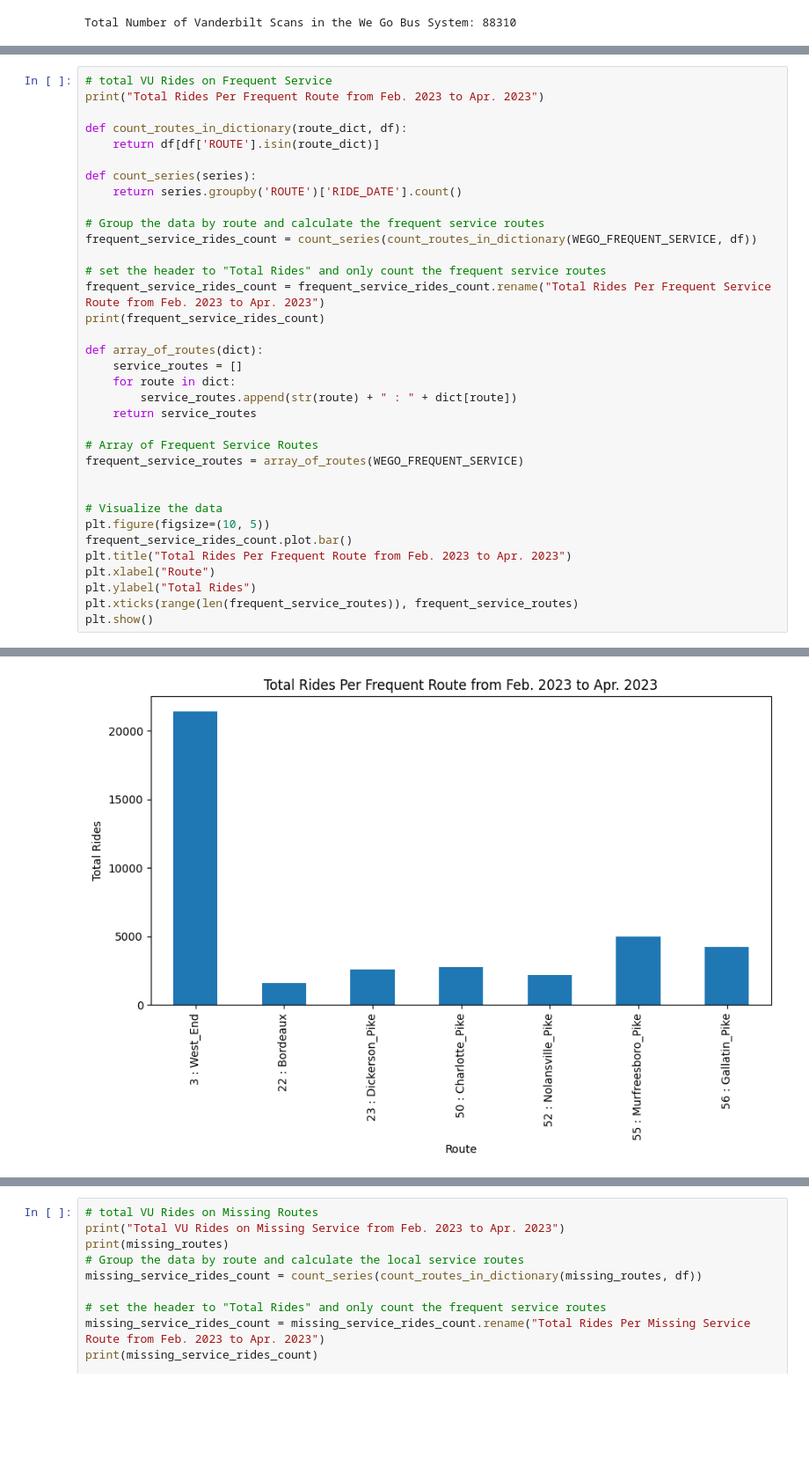
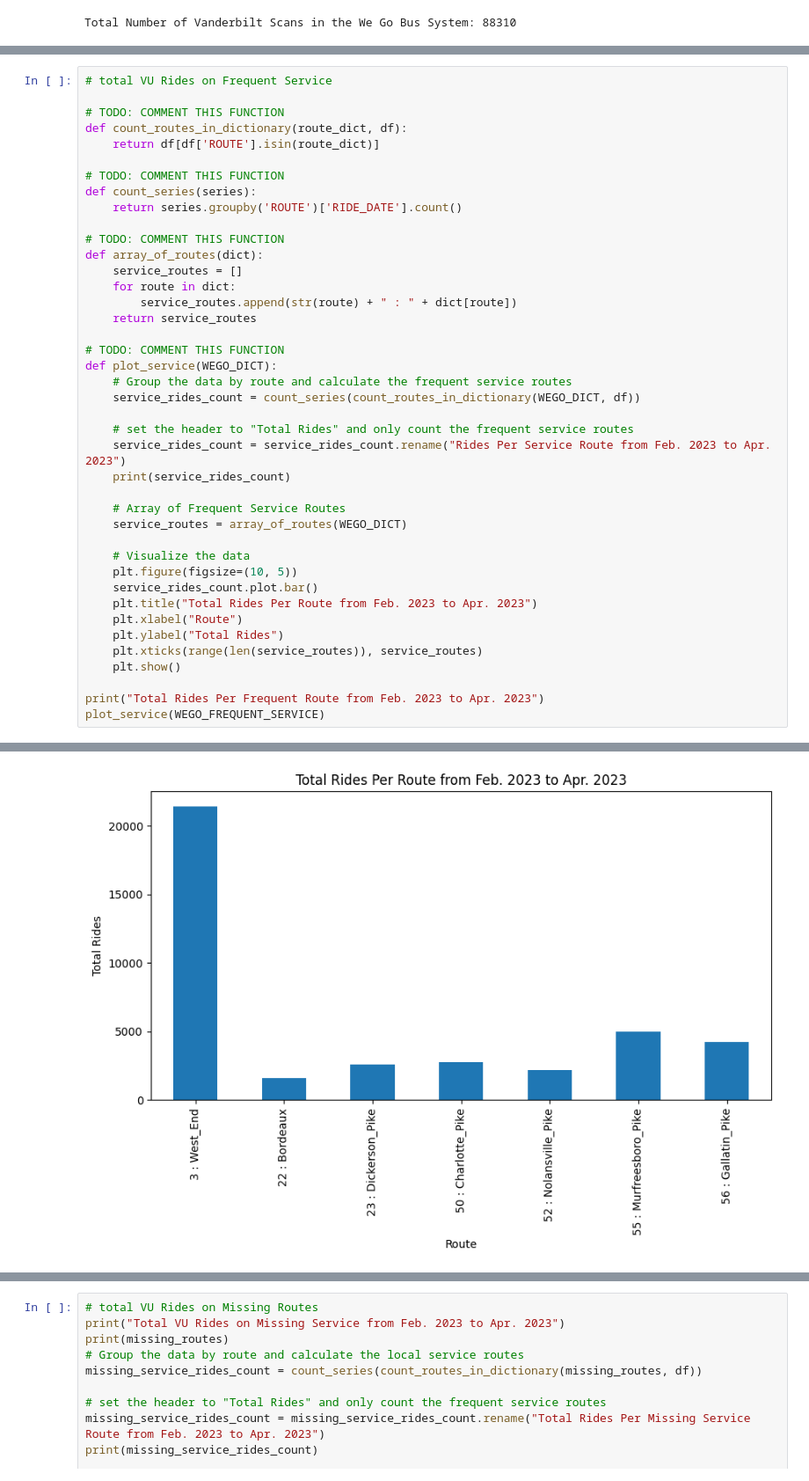
Before and after one commit to SySyAli/vanderbilt_movevu, a Jupyter notebook: testing/testing.ipynb, the cells around one changed output, grey strips where cells are left out. Shown: that part at 88% size. Saved outputs shown, nothing was run; the diff lists cells and outputs as text; blank space fills up the shorter version.

```diff
--- a/testing/testing.ipynb
+++ b/testing/testing.ipynb
@@ -200,38 +205,44 @@ Name: Total Rides Per Month, dtype: int64
 # %%
 # total VU Rides on Frequent Service
-print("Total Rides Per Frequent Route from Feb. 2023 to Apr. 2023")
 
+# TODO: COMMENT THIS FUNCTION
 def count_routes_in_dictionary(route_dict, df):
     return df[df['ROUTE'].isin(route_dict)]
 
+# TODO: COMMENT THIS FUNCTION
 def count_series(series):
     return series.groupby('ROUTE')['RIDE_DATE'].count()
 
-# Group the data by route and calculate the frequent service routes
-frequent_service_rides_count = count_series(count_routes_in_dictionary(WEGO_FREQUENT_SERVICE, df))
-
-# set the header to "Total Rides" and only count the frequent service routes
-frequent_service_rides_count = frequent_service_rides_count.rename("Total Rides Per Frequent Service Route from Feb. 2023 to Apr. 2023")
-print(frequent_service_rides_count)
-
+# TODO: COMMENT THIS FUNCTION
 def array_of_routes(dict):
     service_routes = []
     for route in dict:
         service_routes.append(str(route) + " : " + dict[route])
     return service_routes
 
-# Array of Frequent Service Routes
-frequent_service_routes = array_of_routes(WEGO_FREQUENT_SERVICE)
+# TODO: COMMENT THIS FUNCTION
+def plot_service(WEGO_DICT):
+    # Group the data by route and calculate the frequent service routes
+    service_rides_count = count_series(count_routes_in_dictionary(WEGO_DICT, df))
 
+    # set the header to "Total Rides" and only count the frequent service routes
+    service_rides_count = service_rides_count.rename("Rides Per Service Route from Feb. 2023 to Apr. 2023")
+    print(service_rides_count)
 
-# Visualize the data
-plt.figure(figsize=(10, 5))
-frequent_service_rides_count.plot.bar()
-plt.title("Total Rides Per Frequent Route from Feb. 2023 to Apr. 2023")
-plt.xlabel("Route")
-plt.ylabel("Total Rides")
-plt.xticks(range(len(frequent_service_routes)), frequent_service_routes)
-plt.show()
+    # Array of Frequent Service Routes
+    service_routes = array_of_routes(WEGO_DICT)
+
+    # Visualize the data
+    plt.figure(figsize=(10, 5))
+    service_rides_count.plot.bar()
+    plt.title("Total Rides Per Route from Feb. 2023 to Apr. 2023")
+    plt.xlabel("Route")
+    plt.ylabel("Total Rides")
+    plt.xticks(range(len(service_routes)), service_routes)
+    plt.show()
+
+print("Total Rides Per Frequent Route from Feb. 2023 to Apr. 2023")
+plot_service(WEGO_FREQUENT_SERVICE)
 # %% [output]
 Total Rides Per Frequent Route from Feb. 2023 to Apr. 2023
 ROUTE
@@ -246 +257 @@ Name: Total Rides Per Frequent Service Route from Feb. 2023 to Apr. 2023, dtype:
-[figure, old version]
+[figure, new version]
```
Also changed, not shown: parts of 16 cells of this notebook.
